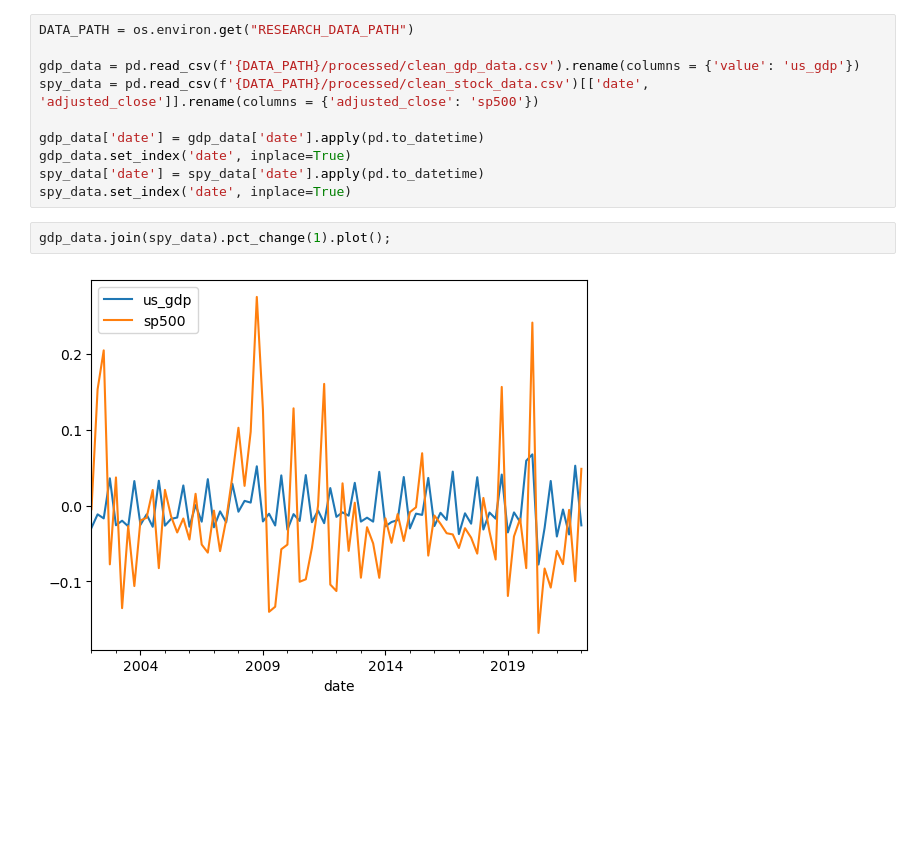
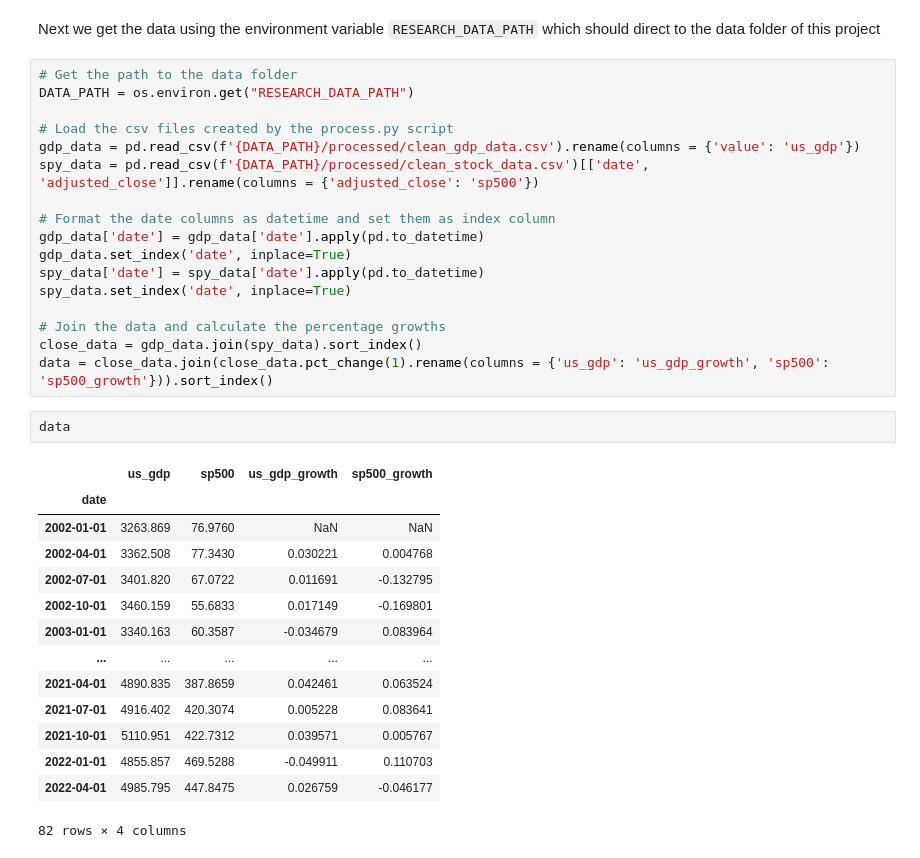
Before and after one commit to tillfurger/stock_vs_gdp, a Jupyter notebook: notebooks/data_analysis.ipynb, the cells around one changed output. Saved outputs shown, nothing was run; the diff lists cells and outputs as text; blank space fills up the shorter version.

````diff
--- a/notebooks/data_analysis.ipynb
+++ b/notebooks/data_analysis.ipynb
@@ -6,14 +11,36 @@ ModuleNotFoundError: No module named 'matplolib'
+# %% [markdown]
+Next we get the data using the environment variable ```RESEARCH_DATA_PATH``` which should direct to the data folder of this project
 # %%
+# Get the path to the data folder
 DATA_PATH = os.environ.get("RESEARCH_DATA_PATH")
 
+# Load the csv files created by the process.py script
 gdp_data = pd.read_csv(f'{DATA_PATH}/processed/clean_gdp_data.csv').rename(columns = {'value': 'us_gdp'})
 spy_data = pd.read_csv(f'{DATA_PATH}/processed/clean_stock_data.csv')[['date', 'adjusted_close']].rename(columns = {'adjusted_close': 'sp500'})
 
+# Format the date columns as datetime and set them as index column
 gdp_data['date'] = gdp_data['date'].apply(pd.to_datetime)
 gdp_data.set_index('date', inplace=True)
 spy_data['date'] = spy_data['date'].apply(pd.to_datetime)
 spy_data.set_index('date', inplace=True)
+
+# Join the data and calculate the percentage growths
+close_data = gdp_data.join(spy_data).sort_index()
+data = close_data.join(close_data.pct_change(1).rename(columns = {'us_gdp': 'us_gdp_growth', 'sp500': 'sp500_growth'})).sort_index()
-# %%
-gdp_data.join(spy_data).pct_change(1).plot();
-# %% [output]
-[figure, removed]
+# %%
+data
+# %% [output]
+|  | us_gdp | sp500 | us_gdp_growth | sp500_growth |
+| date |  |  |  |  |
+| 2002-01-01 | 3263.869 | 76.9760 | NaN | NaN |
+| 2002-04-01 | 3362.508 | 77.3430 | 0.030221 | 0.004768 |
+| 2002-07-01 | 3401.820 | 67.0722 | 0.011691 | -0.132795 |
+| 2002-10-01 | 3460.159 | 55.6833 | 0.017149 | -0.169801 |
+| 2003-01-01 | 3340.163 | 60.3587 | -0.034679 | 0.083964 |
+| ... | ... | ... | ... | ... |
+| 2021-04-01 | 4890.835 | 387.8659 | 0.042461 | 0.063524 |
+| 2021-07-01 | 4916.402 | 420.3074 | 0.005228 | 0.083641 |
+| 2021-10-01 | 5110.951 | 422.7312 | 0.039571 | 0.005767 |
+| 2022-01-01 | 4855.857 | 469.5288 | -0.049911 | 0.110703 |
+| 2022-04-01 | 4985.795 | 447.8475 | 0.026759 | -0.046177 |
+82 rows × 4 columns
````
Also changed, not shown: parts of 7 cells of this notebook, 4 other files.
